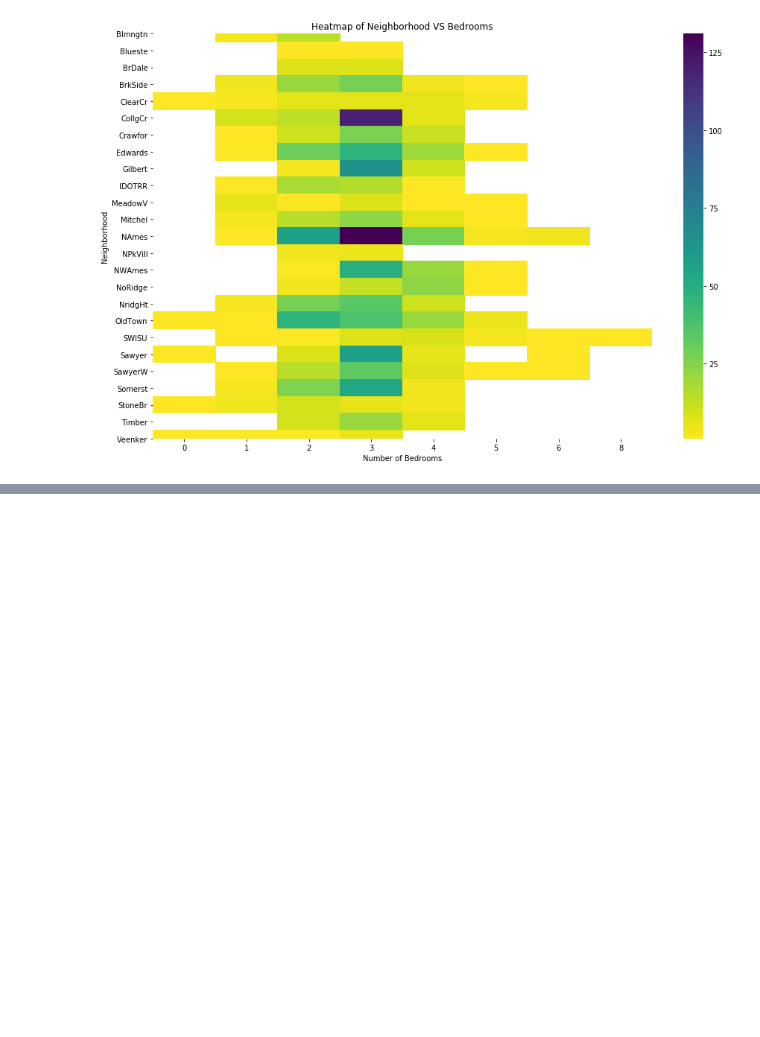
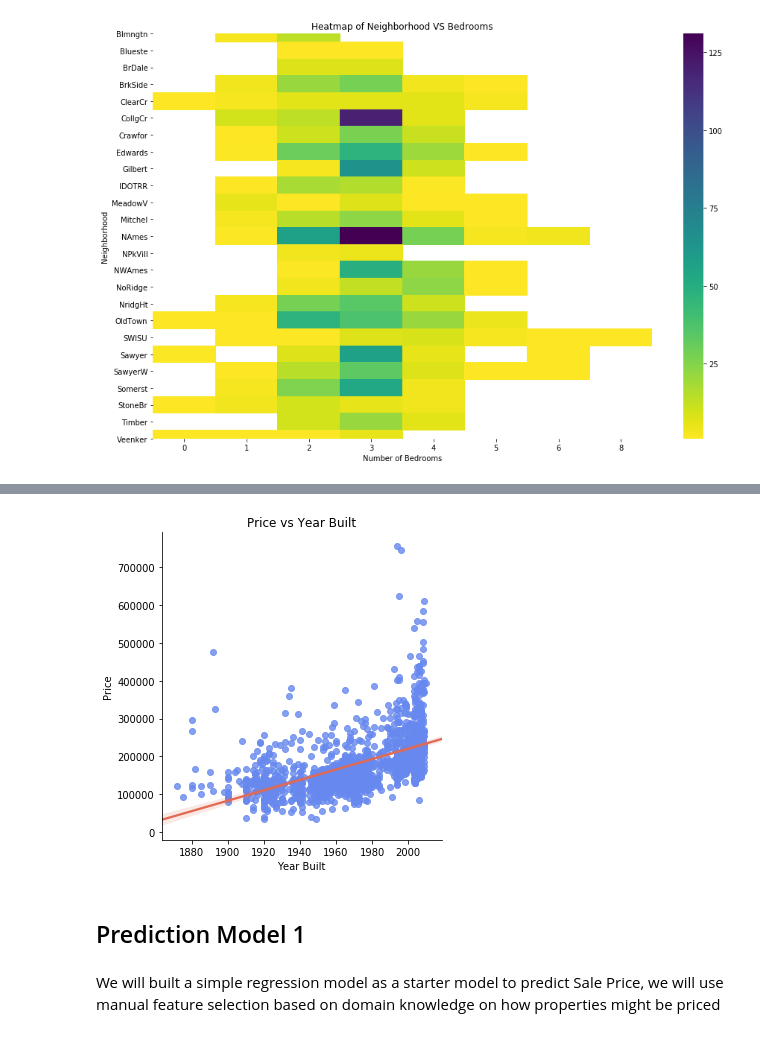
Before and after one commit to albertsundjaja/us_housing_analysis, a Jupyter notebook: training.ipynb, the cells around one changed output, grey strips where cells are left out. Saved outputs shown, nothing was run; the diff lists cells and outputs as text; code cells hidden in the pictures; blank space fills up the shorter version.

Commit message:
finished model

```diff
--- a/Untitled.ipynb
+++ b/training.ipynb
@@ -219,0 +383,9 @@ Text(0.5, 69.0, 'Number of Bedrooms')
+# %%
+sns.lmplot(data=df, x='YearBuilt', y='SalePrice', palette=palette, line_kws={'color': palette[5]})
+plt.title("Price vs Year Built")
+plt.xlabel("Year Built")
+plt.ylabel("Price");
+# %% [output]
+[figure, added]
+# %% [markdown]
+## Prediction Model 1
@@ -219,0 +396,2 @@ Text(0.5, 69.0, 'Number of Bedrooms')
+# %% [markdown]
+We will built a simple regression model as a starter model to predict Sale Price, we will use manual feature selection based on domain knowledge on how properties might be priced
```
Also changed, not shown: parts of 56 cells of this notebook, 4 other files.
